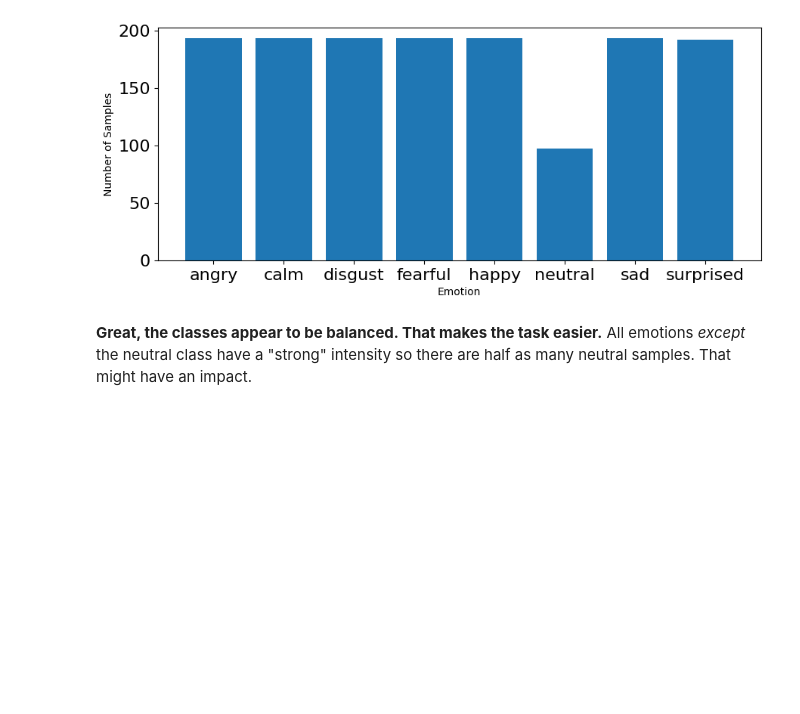
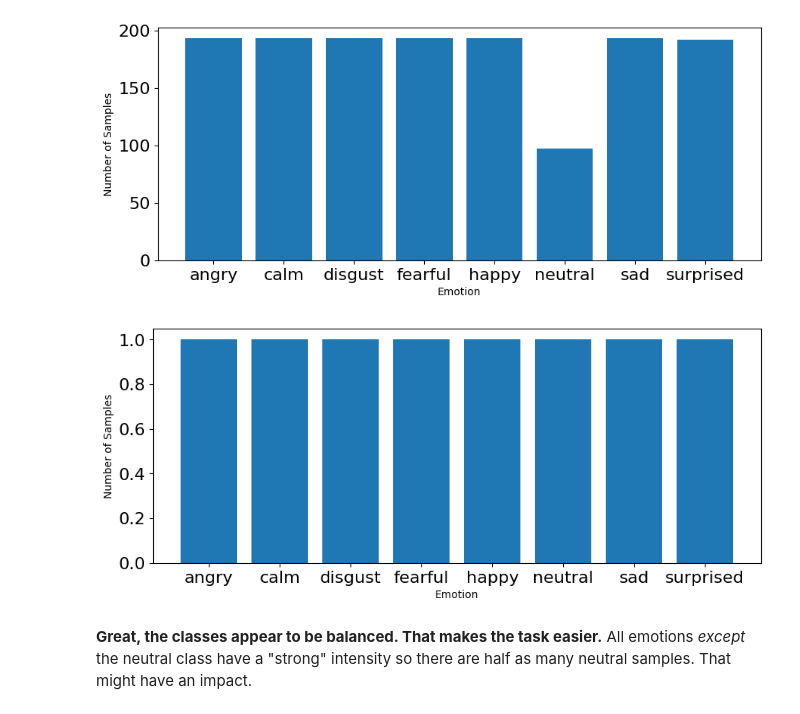
Before and after one commit to keziataufiq/Week3-ClassicML, a Jupyter notebook: Week_3_MachineLearning.ipynb, the cells around one changed output. Drawn from its saved outputs; the diff is of its cells as text; code cells hidden in the pictures; blank space fills up the shorter version.

```diff
--- a/Week_3_MachineLearning.ipynb
+++ b/Week_3_MachineLearning.ipynb
@@ -238,6 +285,9 @@ Once saved you only need to load them later by running the cell below, and **ski
 # %%
 features=pd.read_csv('featuresRavdess.csv',index_col=0)
 emotions=pd.read_csv('emotionsRavdess.csv',index_col=0)
+# %%
+MEfeatures=pd.read_csv('MEfeaturesRavdess.csv',index_col=0)
+MEemotions=pd.read_csv('MEemotionsRavdess.csv',index_col=0)
 # %% [markdown]
 let's see if they have been loaded correctly!
 # %%
@@ -266,6 +326,20 @@ plt.ylabel('Number of Samples')
 plt.show()
 # %% [output]
 [figure]
+# %%
+# plot emotions
+plt.figure(figsize=(35,4))
+plt.subplot(1,3,1)
+#np.unique returns ordered list of unique elements and count of each element
+MEemotion_list, count = np.unique(MEemotions, return_counts=True)
+plt.bar(x=range(8), height=count)
+plt.xticks(ticks=range(8), labels = [MEemotion for MEemotion in MEemotion_list],fontsize=10)
+plt.xlabel('Emotion')
+plt.tick_params(labelsize=16)
+plt.ylabel('Number of Samples')
+plt.show()
+# %% [output]
+[figure, added]
 # %% [markdown]
 **Great, the classes appear to be balanced. That makes the task easier.** All emotions _except_ the neutral class have a "strong" intensity so there are half as many neutral samples. That might have an impact.
 # %% [markdown]
```
Also changed, not shown: parts of 6 cells of this notebook.
